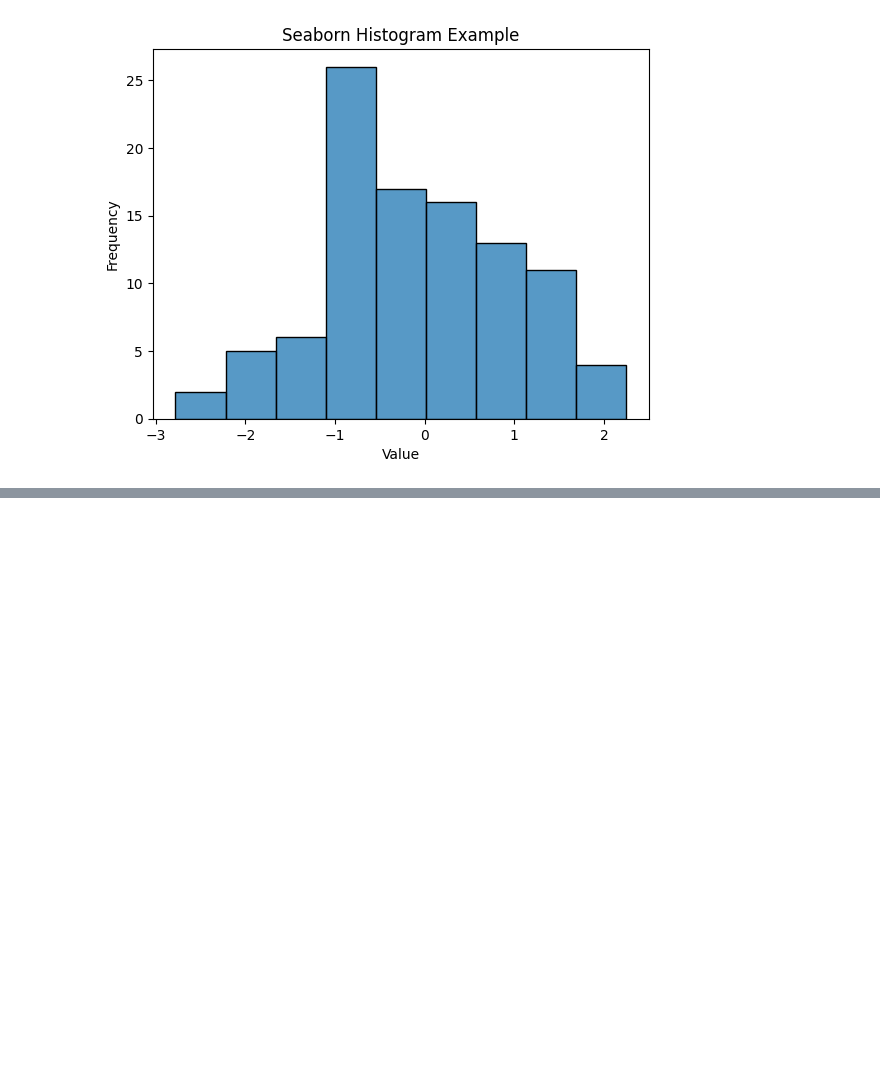
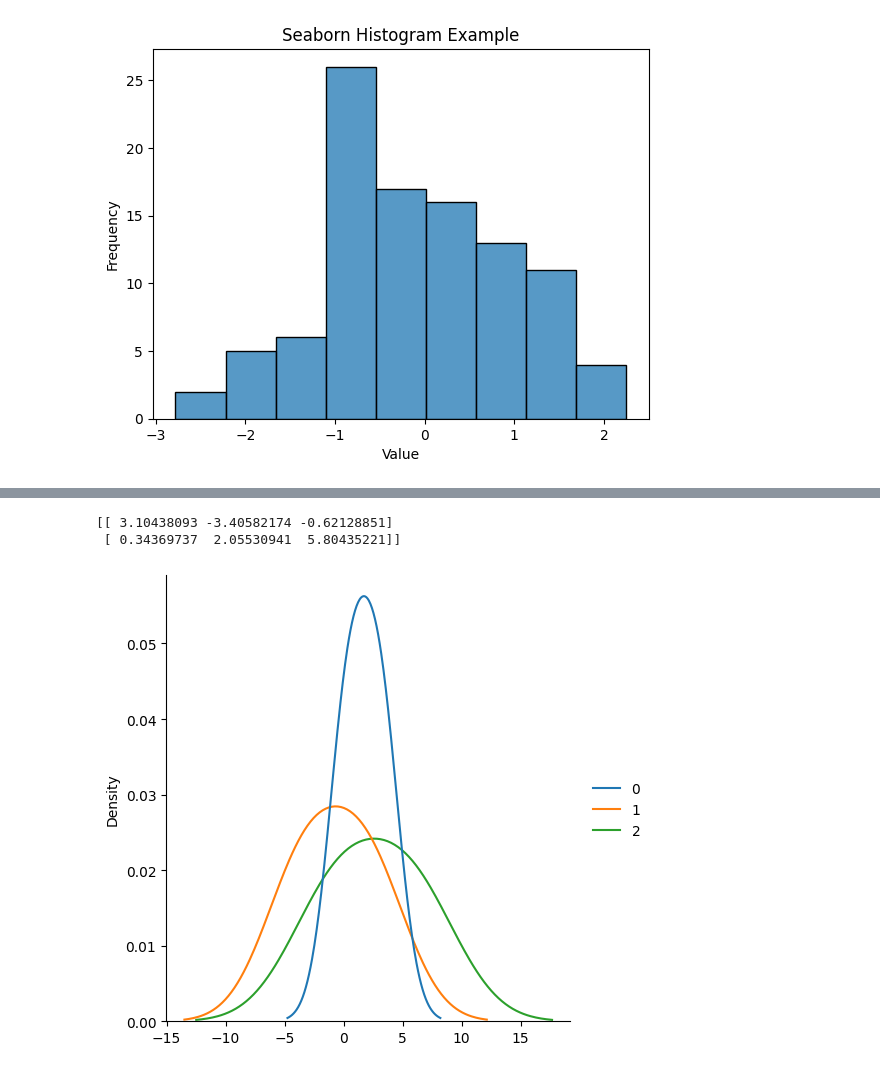
Before and after one commit to Krreesh/MLplay, a Jupyter notebook: ML_play.ipynb, the cells around one changed output, grey strips where cells are left out. Cells and saved outputs as stored; diff of their text form; code cells hidden in the pictures; blank space fills up the shorter version.

```diff
--- a/ML_play.ipynb
+++ b/ML_play.ipynb
@@ -1192,0 +1227,12 @@ fig.show()
+# %%
+from numpy import random
+x = random.normal(loc=1, scale=3, size=(2,3))
+print(x)
+# %% [output]
+[[ 3.10438093 -3.40582174 -0.62128851]
+ [ 0.34369737  2.05530941  5.80435221]]
+# %%
+sns.displot(x, kind='kde')
+plt.show()
+# %% [output]
+[figure, added]
```
Also changed, not shown: parts of 24 cells of this notebook.
